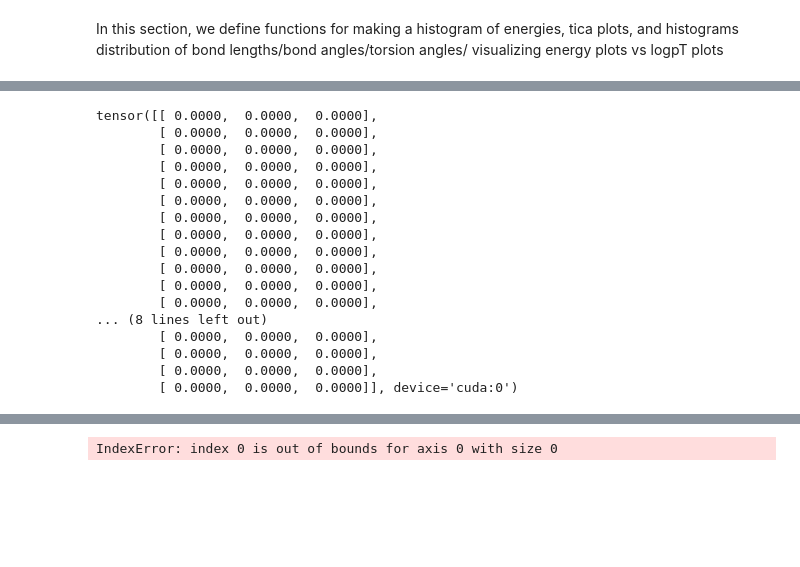
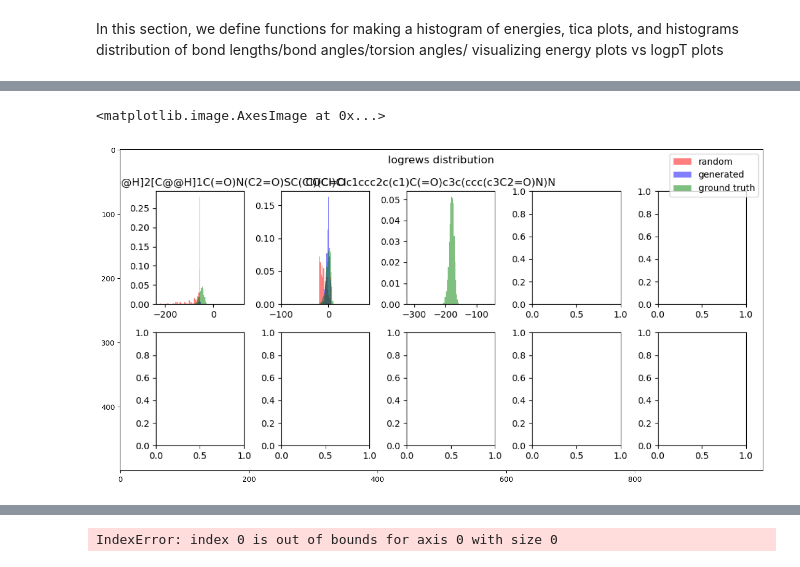
Before and after one commit to LenaNehale/torsional-diffusion, a Jupyter notebook: playground.ipynb, the cells around one changed output, grey strips where cells are left out. Saved outputs shown, nothing was run; the diff lists cells and outputs as text; code cells hidden in the pictures; blank space fills up the shorter version.

```diff
--- a/playground.ipynb
+++ b/playground.ipynb
@@ -349,20 +375,8 @@ Error:
-# %%
-synthetic_data[1].pos - synthetic_data[-1].pos
-# %% [output]
-tensor([[ 0.0000,  0.0000,  0.0000],
-        [ 0.0000,  0.0000,  0.0000],
-        [ 0.0000,  0.0000,  0.0000],
-        [ 0.0000,  0.0000,  0.0000],
-        [ 0.0000,  0.0000,  0.0000],
-        [ 0.0000,  0.0000,  0.0000],
-        [ 0.0000,  0.0000,  0.0000],
-        [ 0.0000,  0.0000,  0.0000],
-        [ 0.0000,  0.0000,  0.0000],
-        [ 0.0000,  0.0000,  0.0000],
-        [ 0.0000,  0.0000,  0.0000],
-        [ 0.0000,  0.0000,  0.0000],
-... (8 lines left out)
-        [ 0.0000,  0.0000,  0.0000],
-        [ 0.0000,  0.0000,  0.0000],
-        [ 0.0000,  0.0000,  0.0000],
-        [ 0.0000,  0.0000,  0.0000]], device='cuda:0')
+# %%
+img_path = "/home/mila/l/lena-nehale.ezzine/scratch/torsionalGFN/logrew_hist/gflownet_mmff_0_limit_train_mols_3_p_replay_0.0_p_expl_0.0_diffusion_steps_20_max_n_local_structures_10_use_synthetic_aug_False_train.png"
+img = plt.imread(img_path)
+plt.figure(figsize=(16,10))
+plt.imshow(img)
+# %% [output]
+<matplotlib.image.AxesImage at 0x...>
+[figure, added]
```
Also changed, not shown: parts of 17 cells of this notebook, 6 other files.
